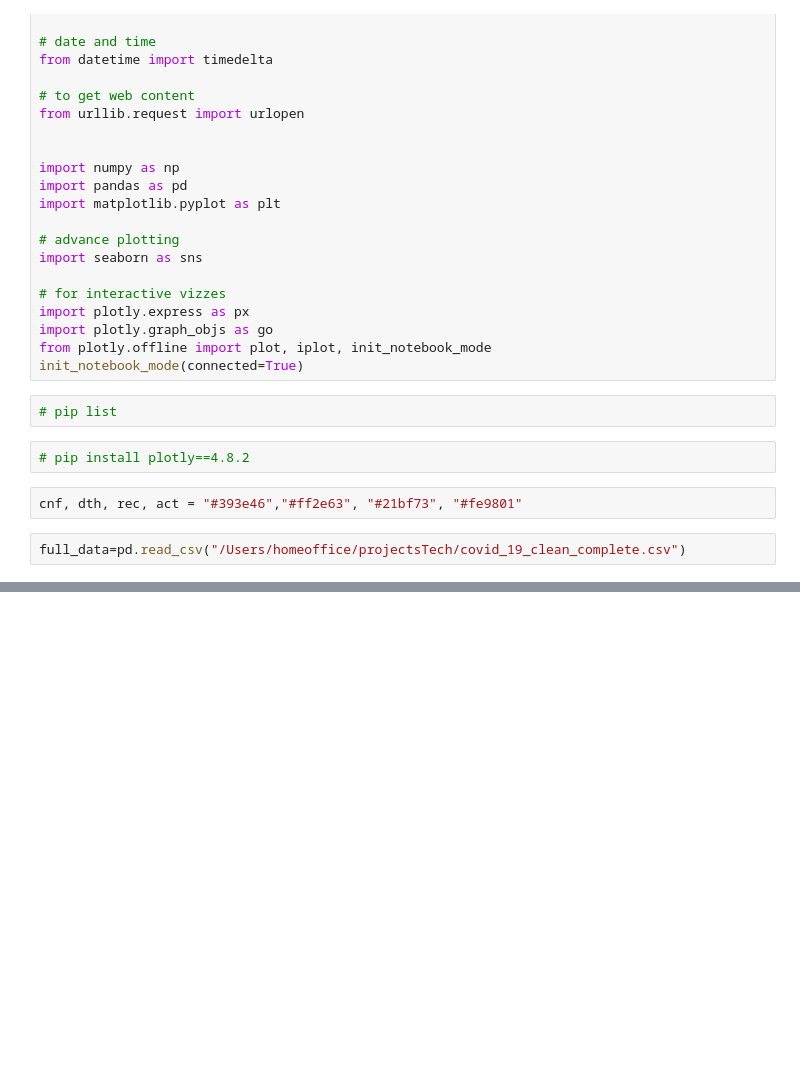
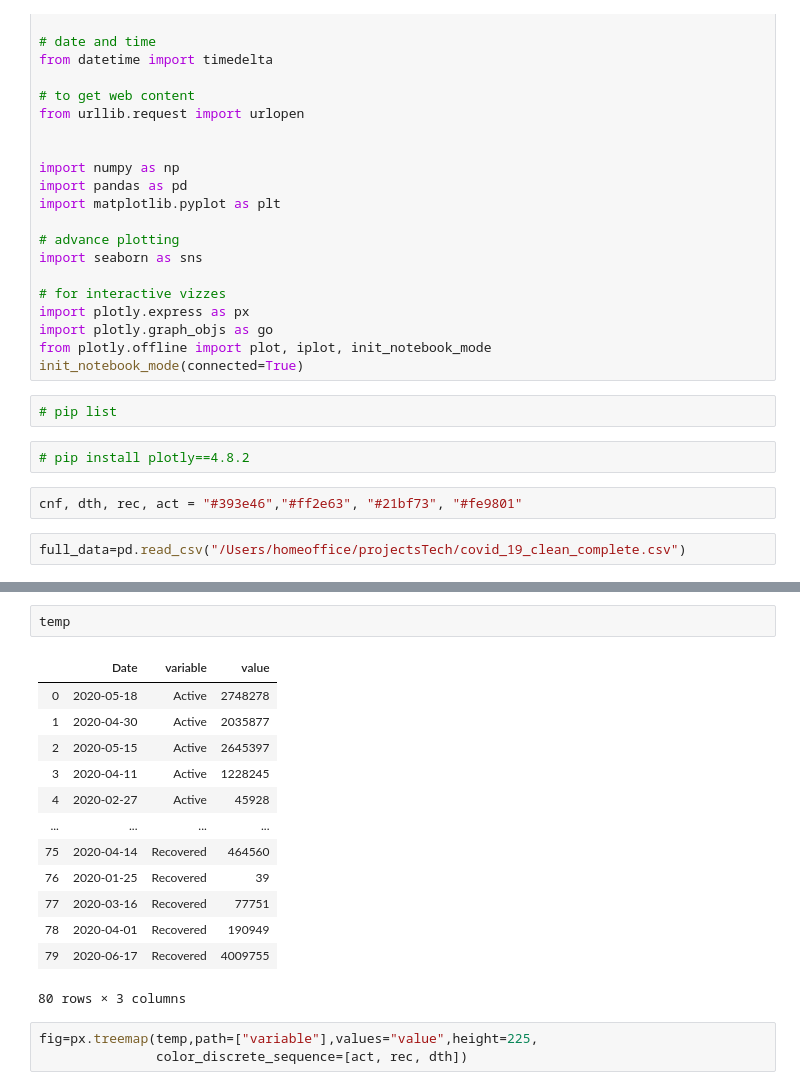
Before and after one commit to akhoso/COVID19, a Jupyter notebook: covid.ipynb, the cells around one changed output, grey strips where cells are left out. Saved outputs shown, nothing was run; the diff lists cells and outputs as text; blank space fills up the shorter version.

```diff
--- a/covid.ipynb
+++ b/covid.ipynb
@@ -50,0 +85,19 @@ full_data.sample(10)
+# %%
+temp
+# %% [output]
+|  | Date | variable | value |
+| 0 | 2020-05-18 | Active | 2748278 |
+| 1 | 2020-04-30 | Active | 2035877 |
+| 2 | 2020-05-15 | Active | 2645397 |
+| 3 | 2020-04-11 | Active | 1228245 |
+| 4 | 2020-02-27 | Active | 45928 |
+| ... | ... | ... | ... |
+| 75 | 2020-04-14 | Recovered | 464560 |
+| 76 | 2020-01-25 | Recovered | 39 |
+| 77 | 2020-03-16 | Recovered | 77751 |
+| 78 | 2020-04-01 | Recovered | 190949 |
+| 79 | 2020-06-17 | Recovered | 4009755 |
+80 rows × 3 columns
+# %%
+fig=px.treemap(temp,path=["variable"],values="value",height=225,
+               color_discrete_sequence=[act, rec, dth])
```
Also changed, not shown: parts of 16 cells of this notebook.
